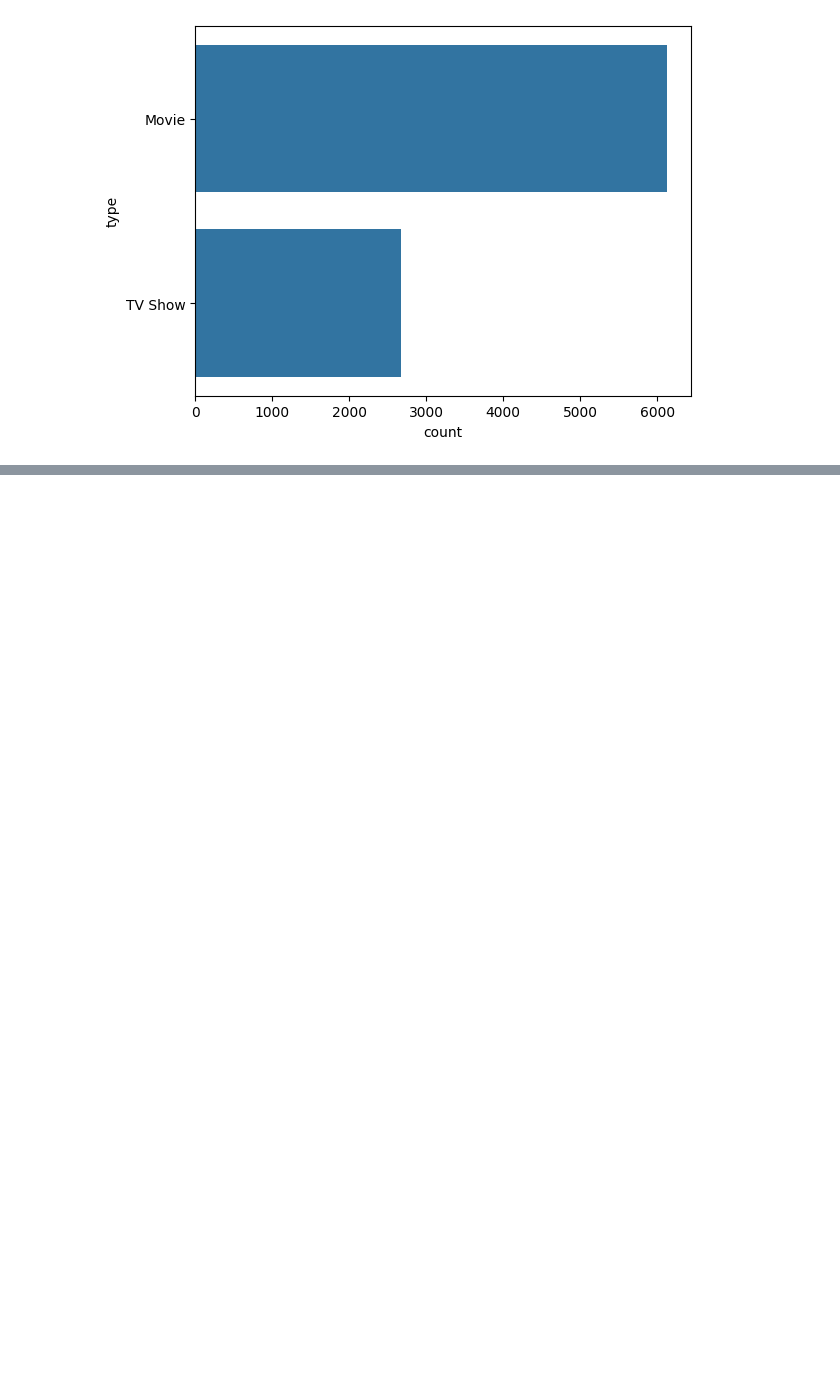
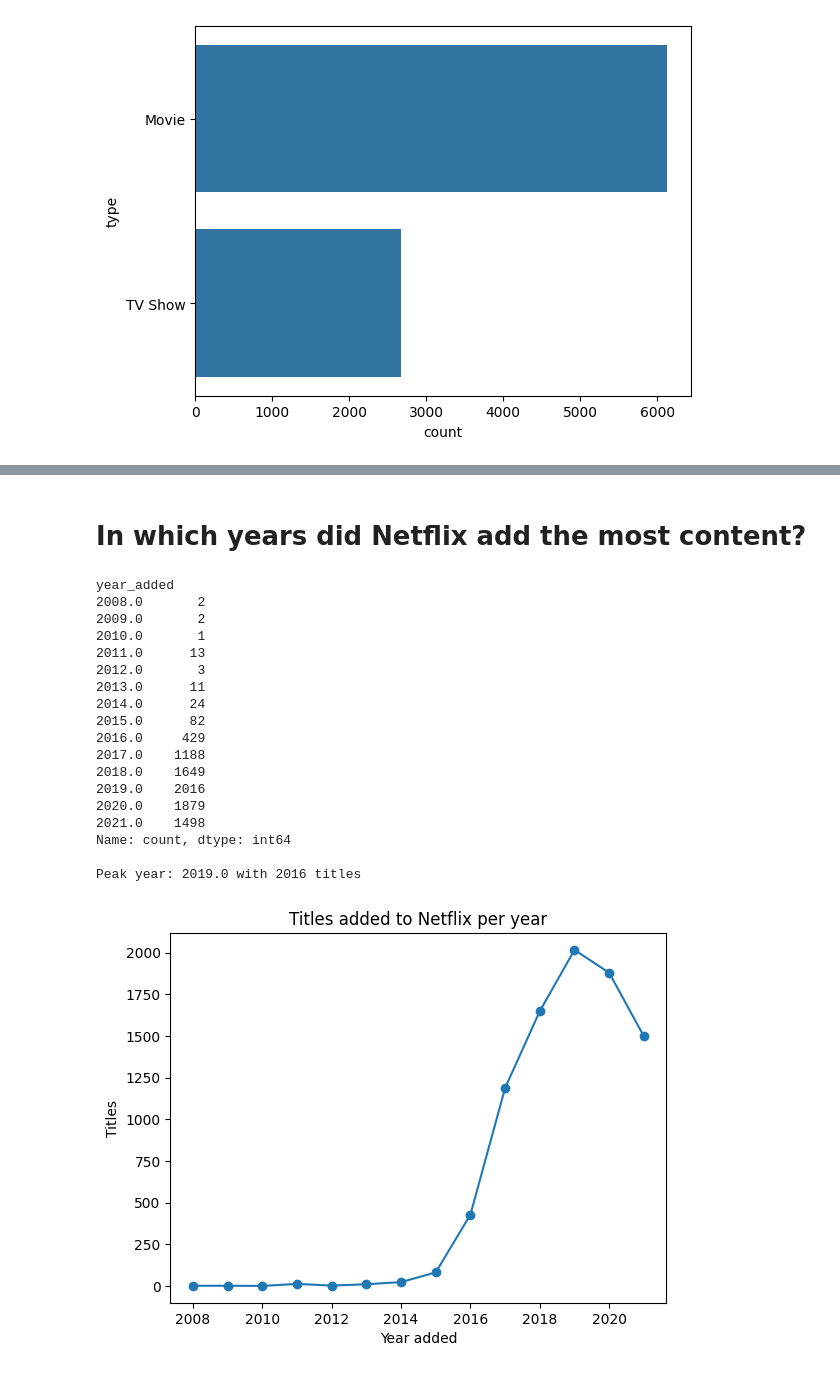
Before and after one commit to parth5757/ML-AI-Data_Science, a Jupyter notebook: Projects/Daily_learning/day1-netflix-content-analysis-ipynb.ipynb, the cells around one changed output, grey strips where cells are left out. Saved outputs shown, nothing was run; the diff lists cells and outputs as text; code cells hidden in the pictures; blank space fills up the shorter version.

```diff
--- a/Projects/Daily_learning/day1-netflix-content-analysis-ipynb.ipynb
+++ b/Projects/Daily_learning/day1-netflix-content-analysis-ipynb.ipynb
@@ -164,0 +268,32 @@ There is big number of director pull and heighest one director in multuple movie
+# %% [markdown]
+# In which years did Netflix add the most content?
+# %%
+added_per_year = df["year_added"].value_counts().sort_index()
+print(added_per_year)
+print("\nPeak year:", added_per_year.idxmax(), "with", added_per_year.max(), "titles")
+
+added_per_year.plot(kind="line", marker="o")
+plt.title("Titles added to Netflix per year")
+plt.xlabel("Year added")
+plt.ylabel("Titles")
+plt.show()
+# %% [output]
+year_added
+2008.0       2
+2009.0       2
+2010.0       1
+2011.0      13
+2012.0       3
+2013.0      11
+2014.0      24
+2015.0      82
+2016.0     429
+2017.0    1188
+2018.0    1649
+2019.0    2016
+2020.0    1879
+2021.0    1498
+Name: count, dtype: int64
+
+Peak year: 2019.0 with 2016 titles
+[figure, added]
```
Also changed, not shown: parts of 26 cells of this notebook.
